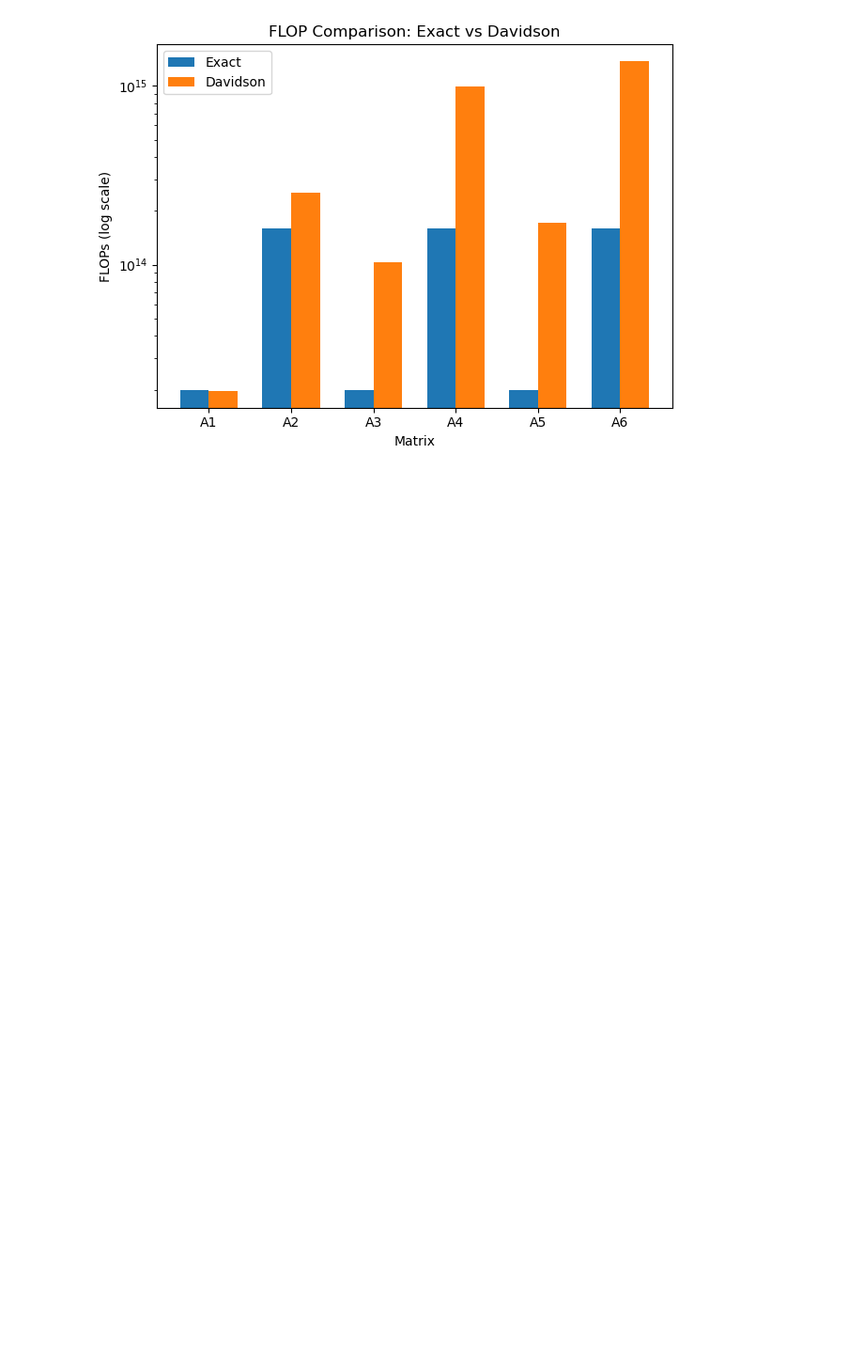
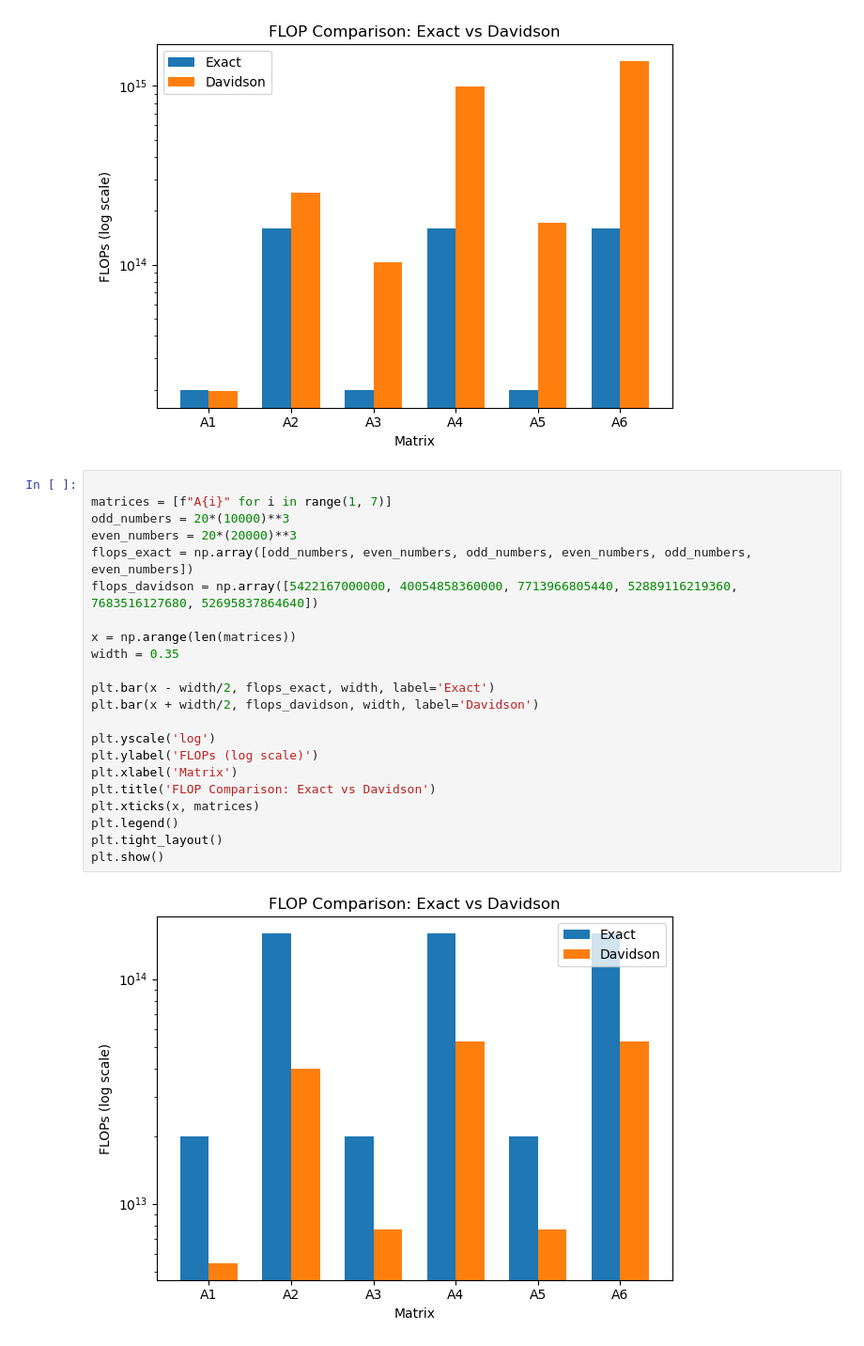
Before and after one commit to framere/Final_codes_MA, a Jupyter notebook: Davidson_jacobi/RANDOM_MATRIX/Plots.ipynb, the cells around one changed output. Shown at 94% size. Cells and saved outputs as stored; diff of their text form; blank space fills up the shorter version.

Commit message:
update_plots

```diff
--- a/Davidson_jacobi/RANDOM_MATRIX/Plots.ipynb
+++ b/Davidson_jacobi/RANDOM_MATRIX/Plots.ipynb
@@ -24,3 +24,27 @@ plt.tight_layout()
 plt.show()
 # %% [output]
 [figure]
+# %%
+
+matrices = [f"A{i}" for i in range(1, 7)]
+odd_numbers = 20*(10000)**3
+even_numbers = 20*(20000)**3
+flops_exact = np.array([odd_numbers, even_numbers, odd_numbers, even_numbers, odd_numbers, even_numbers])
+flops_davidson = np.array([5422167000000, 40054858360000, 7713966805440, 52889116219360, 7683516127680, 52695837864640])
+
+x = np.arange(len(matrices))
+width = 0.35
+
+plt.bar(x - width/2, flops_exact, width, label='Exact')
+plt.bar(x + width/2, flops_davidson, width, label='Davidson')
+
+plt.yscale('log')
+plt.ylabel('FLOPs (log scale)')
+plt.xlabel('Matrix')
+plt.title('FLOP Comparison: Exact vs Davidson')
+plt.xticks(x, matrices)
+plt.legend()
+plt.tight_layout()
+plt.show()
+# %% [output]
+[figure, added]
```
Also changed, not shown: parts of 2 cells of this notebook, 3 other files.
